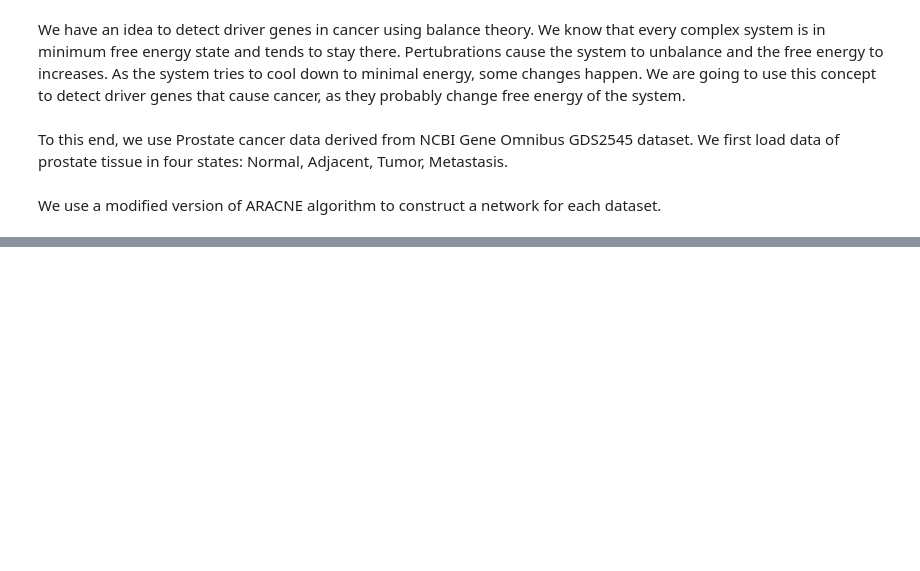
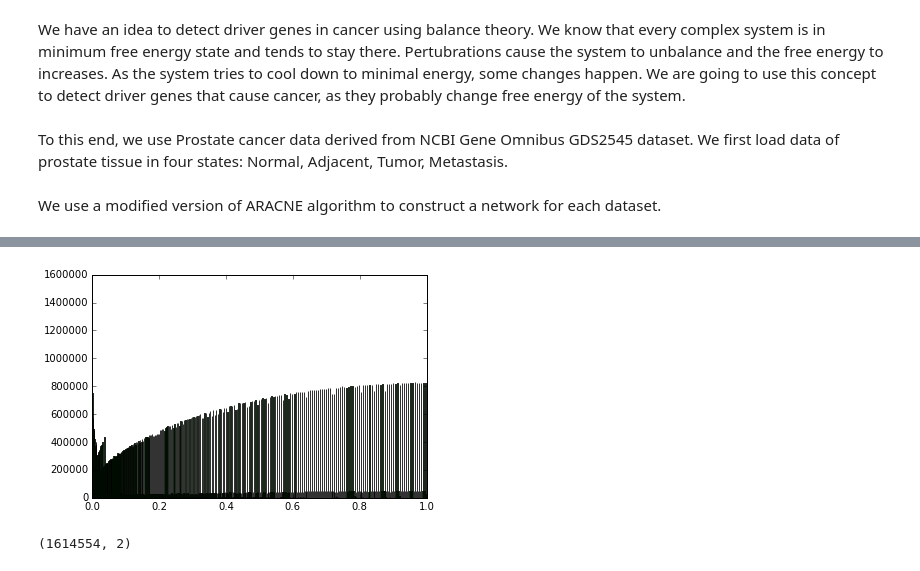
Before and after one commit to milani/cancer, a Jupyter notebook: gene_exp_networks.ipynb, the cells around one changed output, grey strips where cells are left out. Saved outputs shown, nothing was run; the diff lists cells and outputs as text; code cells hidden in the pictures; blank space fills up the shorter version.

```diff
--- a/gene_exp_networks.ipynb
+++ b/gene_exp_networks.ipynb
@@ -33,0 +31,12 @@ We use a modified version of ARACNE algorithm to construct a network for each da
+# %%
+normal_rs = np.fromfile('normal-rs')
+normal_rs_p = np.fromfile('normal-rs-p')
+# %%
+%matplotlib inline
+import matplotlib.pyplot as plt
+fig = plt.figure()
+ax = fig.add_subplot(111)
+ax.hist(normal_rs_p.reshape(12625*12625,1),1000,color='green',alpha=0.8)
+plt.show()
+# %% [output]
+[figure, added]
@@ -33,0 +47,6 @@ We use a modified version of ARACNE algorithm to construct a network for each da
+# %%
+normal_rs_adj = np.where(np.absolute(normal_rs_sig) > 0.7,normal_rs_sig,np.zeros((12625,12625)))
+np.fill_diagonal(normal_rs_adj,0)
+print np.transpose(np.nonzero(normal_rs_adj)).shape/2
+# %% [output]
+(1614554, 2)
```
Also changed, not shown: parts of 7 cells of this notebook.
